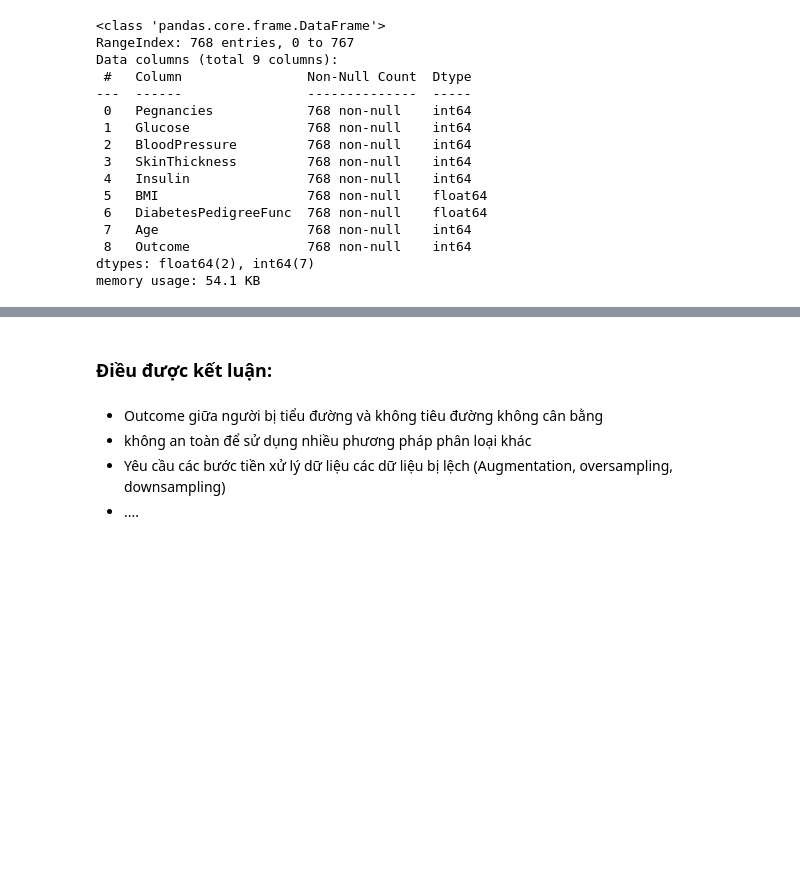
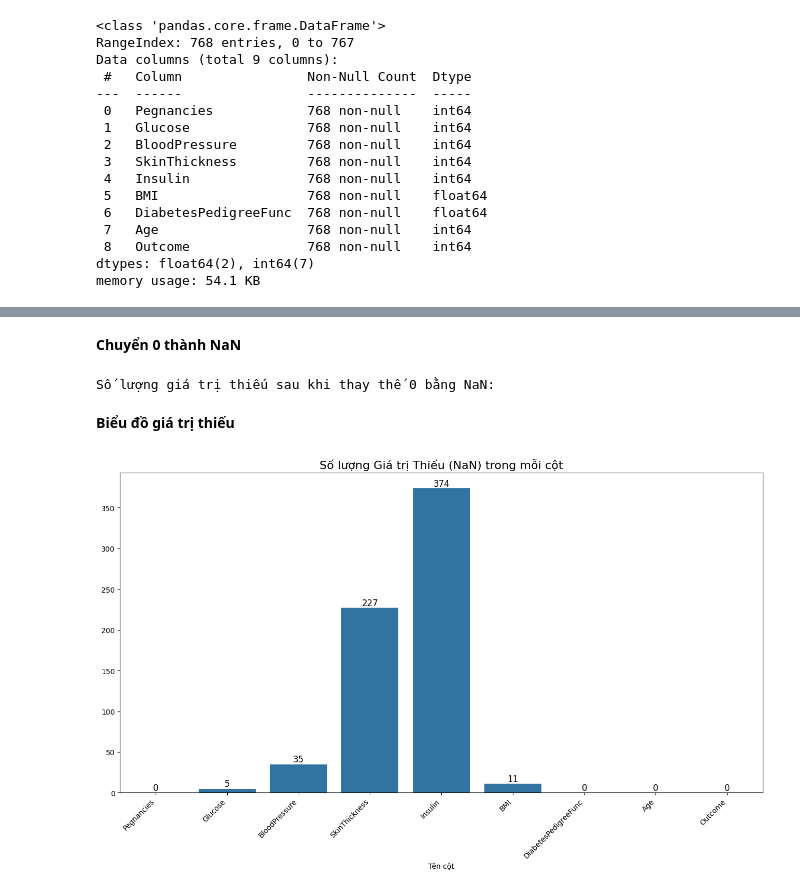
Before and after one commit to chauhaidang1307/SGU25-Basic-ML, a Jupyter notebook: buoi2/ws/Pima_Idians_Diabetes/demo-code/PimaDiabetesEDA.ipynb, the cells around one changed output, grey strips where cells are left out. Saved outputs shown, nothing was run; the diff lists cells and outputs as text; code cells hidden in the pictures; blank space fills up the shorter version.

```diff
--- a/buoi2/ws/Pima_Idians_Diabetes/demo-code/PimaDiabetesEDA.ipynb
+++ b/buoi2/ws/Pima_Idians_Diabetes/demo-code/PimaDiabetesEDA.ipynb
@@ -167,7 +133,22 @@ df['Outcome'].value_counts().plot.bar()
-# %% [markdown]
-### Điều được kết luận:
-# %% [markdown]
-- Outcome giữa người bị tiểu đường và không tiêu đường không cân bằng
-- không an toàn để sử dụng nhiều phương pháp phân loại khác
-- Yêu cầu các bước tiền xử lý dữ liệu các dữ liệu bị lệch (Augmentation, oversampling, downsampling)
-- ....
+# %% [markdown]
+**Chuyển 0 thành NaN**
+# %%
+df[cols_with_zero] = df[cols_with_zero].replace(0, np.nan)
+# %% [output]
+Số lượng giá trị thiếu sau khi thay thế 0 bằng NaN:
+# %% [markdown]
+**Biểu đồ giá trị thiếu**
+# %%
+plt.figure(figsize=(16,8))
+ax = sns.barplot(x=df.isna().sum().index,y=df.isna().sum().values)
+plt.title('Số lượng Giá trị Thiếu (NaN) trong mỗi cột', fontsize=16)
+plt.xlabel('Tên cột')
+plt.xticks(rotation=45, ha='right')
+for p in ax.patches:
+    height = p.get_height()
+    ax.annotate(f'{int(height)}',
+                (p.get_x() + p.get_width() / 2., height),
+                ha='center', va='bottom',
+                fontsize=12, color='black')
+# %% [output]
+[figure, added]
```
Also changed, not shown: parts of 46 cells of this notebook, 1 other file.
